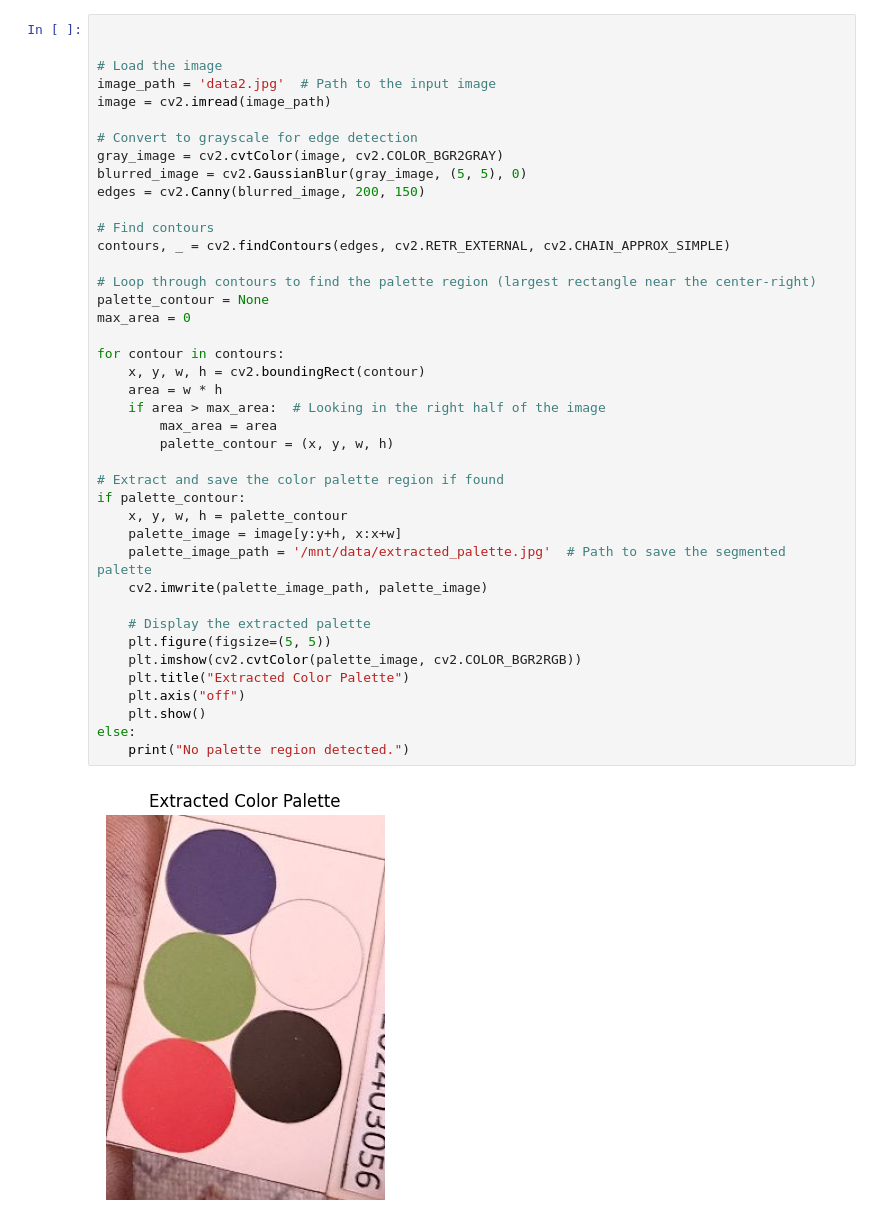
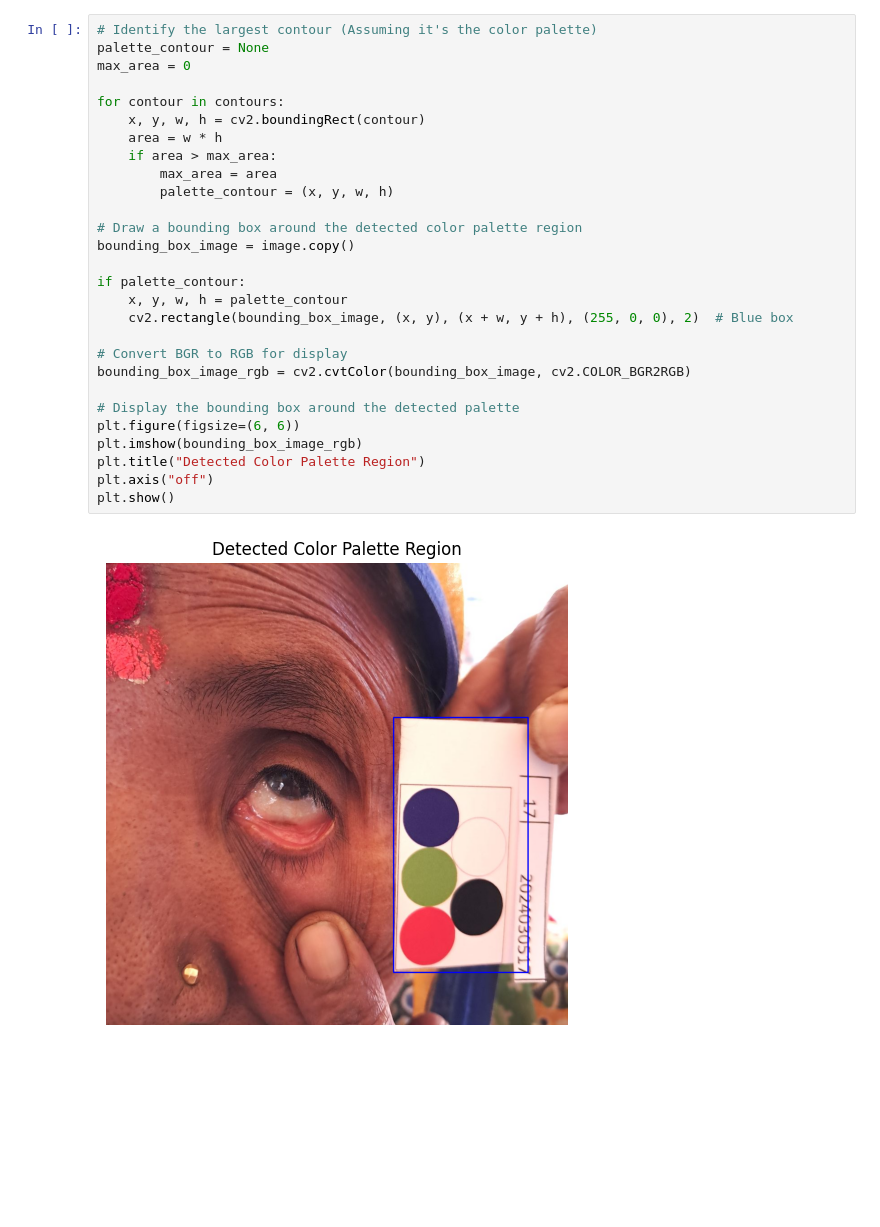
Before and after one commit to NiranjanV823/DH307---Anemia-Detection, a Jupyter notebook: Codes/palette.ipynb, the cells around one changed output. Saved outputs shown, nothing was run; the diff lists cells and outputs as text; blank space fills up the shorter version.

```diff
--- a/Codes/palette.ipynb
+++ b/Codes/palette.ipynb
@@ -5,43 +75,30 @@ import matplotlib.pyplot as plt
 # %%
-
-
-# Load the image
-image_path = 'data2.jpg'  # Path to the input image
-image = cv2.imread(image_path)
-
-# Convert to grayscale for edge detection
-gray_image = cv2.cvtColor(image, cv2.COLOR_BGR2GRAY)
-blurred_image = cv2.GaussianBlur(gray_image, (5, 5), 0)
-edges = cv2.Canny(blurred_image, 200, 150)
-
-# Find contours
-contours, _ = cv2.findContours(edges, cv2.RETR_EXTERNAL, cv2.CHAIN_APPROX_SIMPLE)
-
-# Loop through contours to find the palette region (largest rectangle near the center-right)
+# Identify the largest contour (Assuming it's the color palette)
 palette_contour = None
 max_area = 0
 
 for contour in contours:
     x, y, w, h = cv2.boundingRect(contour)
     area = w * h
-    if area > max_area:  # Looking in the right half of the image
+    if area > max_area:
         max_area = area
         palette_contour = (x, y, w, h)
 
-# Extract and save the color palette region if found
+# Draw a bounding box around the detected color palette region
+bounding_box_image = image.copy()
+
 if palette_contour:
     x, y, w, h = palette_contour
-    palette_image = image[y:y+h, x:x+w]
-    palette_image_path = '/mnt/data/extracted_palette.jpg'  # Path to save the segmented palette
-    cv2.imwrite(palette_image_path, palette_image)
+    cv2.rectangle(bounding_box_image, (x, y), (x + w, y + h), (255, 0, 0), 2)  # Blue box
 
-    # Display the extracted palette
-    plt.figure(figsize=(5, 5))
-    plt.imshow(cv2.cvtColor(palette_image, cv2.COLOR_BGR2RGB))
-    plt.title("Extracted Color Palette")
-    plt.axis("off")
-    plt.show()
-else:
-    print("No palette region detected.")
+# Convert BGR to RGB for display
+bounding_box_image_rgb = cv2.cvtColor(bounding_box_image, cv2.COLOR_BGR2RGB)
+
+# Display the bounding box around the detected palette
+plt.figure(figsize=(6, 6))
+plt.imshow(bounding_box_image_rgb)
+plt.title("Detected Color Palette Region")
+plt.axis("off")
+plt.show()
 # %% [output]
-[figure, old version]
+[figure, new version]
```
Also changed, not shown: parts of 7 cells of this notebook, 2 other files.
